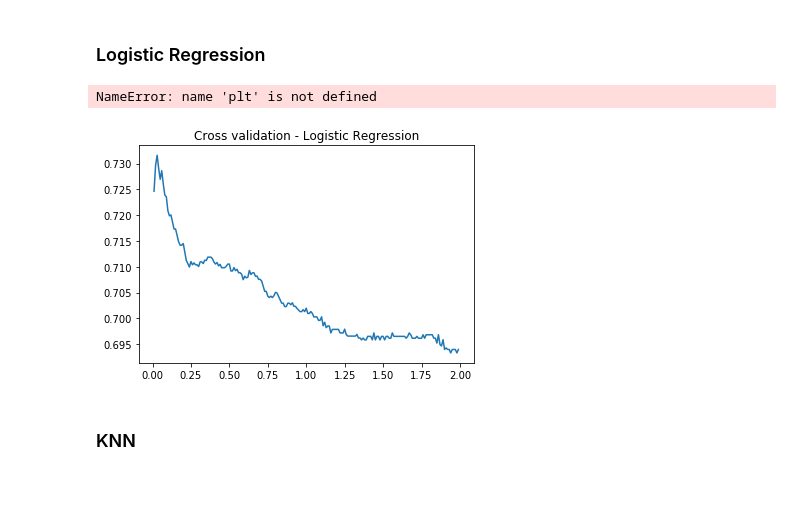
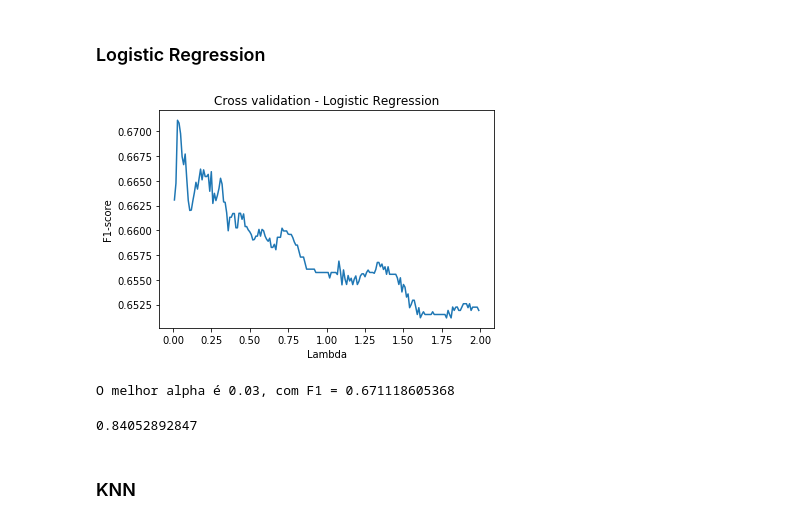
Before and after one commit to diogoflorencio/machine-learning, a Jupyter notebook: lab4/Previsão de Eleição de Deputados.ipynb, the cells around one changed output. Saved outputs shown, nothing was run; the diff lists cells and outputs as text; code cells hidden in the pictures; blank space fills up the shorter version.

```diff
--- a/lab4/Previsão de Eleição de Deputados.ipynb
+++ b/lab4/Previsão de Eleição de Deputados.ipynb
@@ -33,8 +30,8 @@ As classes estão claramente desbalanceadas, essa diferença pode enviesar a apr
 # %%
 #Função para calcular o AUC-Precision&Recall na validação cruzada
 from sklearn.model_selection import cross_val_score
-def f1_cv(model):
-    f1 = cross_val_score(model, X_train, Y_train, scoring='f1', cv=5)
+def f1_cv(model, X, Y):
+    f1 = cross_val_score(model, X, Y, scoring='f1', cv=5)
     return(f1)
 # %% [markdown]
 ### Regressão Logistíca
@@ -133,19 +117,27 @@ sns.countplot(Y_train)
 # %%
 from sklearn.linear_model import LogisticRegression
 lambdas = np.arange(0.01,2,0.01).tolist()
-cv_logRegression = [f1_cv(LogisticRegression(solver="lbfgs", max_iter=10000, C=lbd, random_state=1)).mean()
+cv_logRegression = [f1_cv(LogisticRegression(solver="lbfgs", max_iter=10000, C=lbd, random_state=1),
+                          X_train_balanced, Y_train_balanced).mean()
                     for lbd in lambdas]
 cv_logRegression = pd.Series(cv_logRegression, index = lambdas)
 
 #plot do AUC-Precision&Recall na validação cruzada
 cv_logRegression.plot(title = "Cross validation - Logistic Regression")
 plt.xlabel("Lambda")
 plt.ylabel("F1-score")
 plt.show()
 print("O melhor alpha é {0}, com F1 = {1}".format(cv_logRegression.idxmax(), cv_logRegression.max()))
 # %% [output]
+[figure, new version]
-NameError: name 'plt' is not defined
+O melhor alpha é 0.03, com F1 = 0.671118605368
-[figure, old version]
+# %%
+m = LogisticRegression(solver="lbfgs", max_iter=10000, C=0.03, random_state=1)
+m.fit(X_train_balanced, Y_train_balanced)
+from sklearn import metrics
+print(metrics.classification_report(Y_train, m.predict(X_train), output_dict=True)["macro avg"]["f1-score"])
+# %% [output]
+0.84052892847
 # %% [markdown]
 ### KNN
 # %%
```
Also changed, not shown: parts of 11 cells of this notebook, 1 other file.
